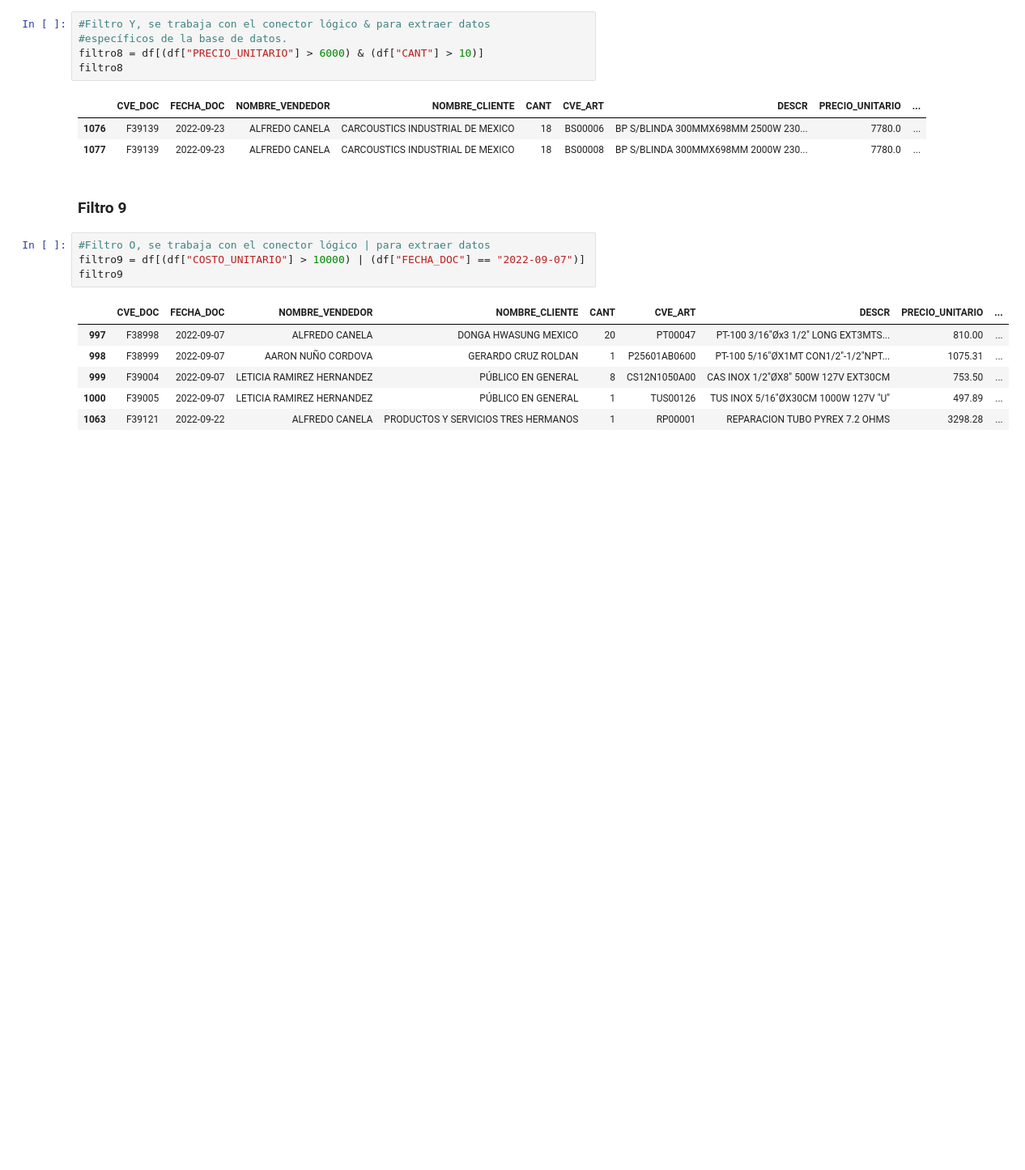
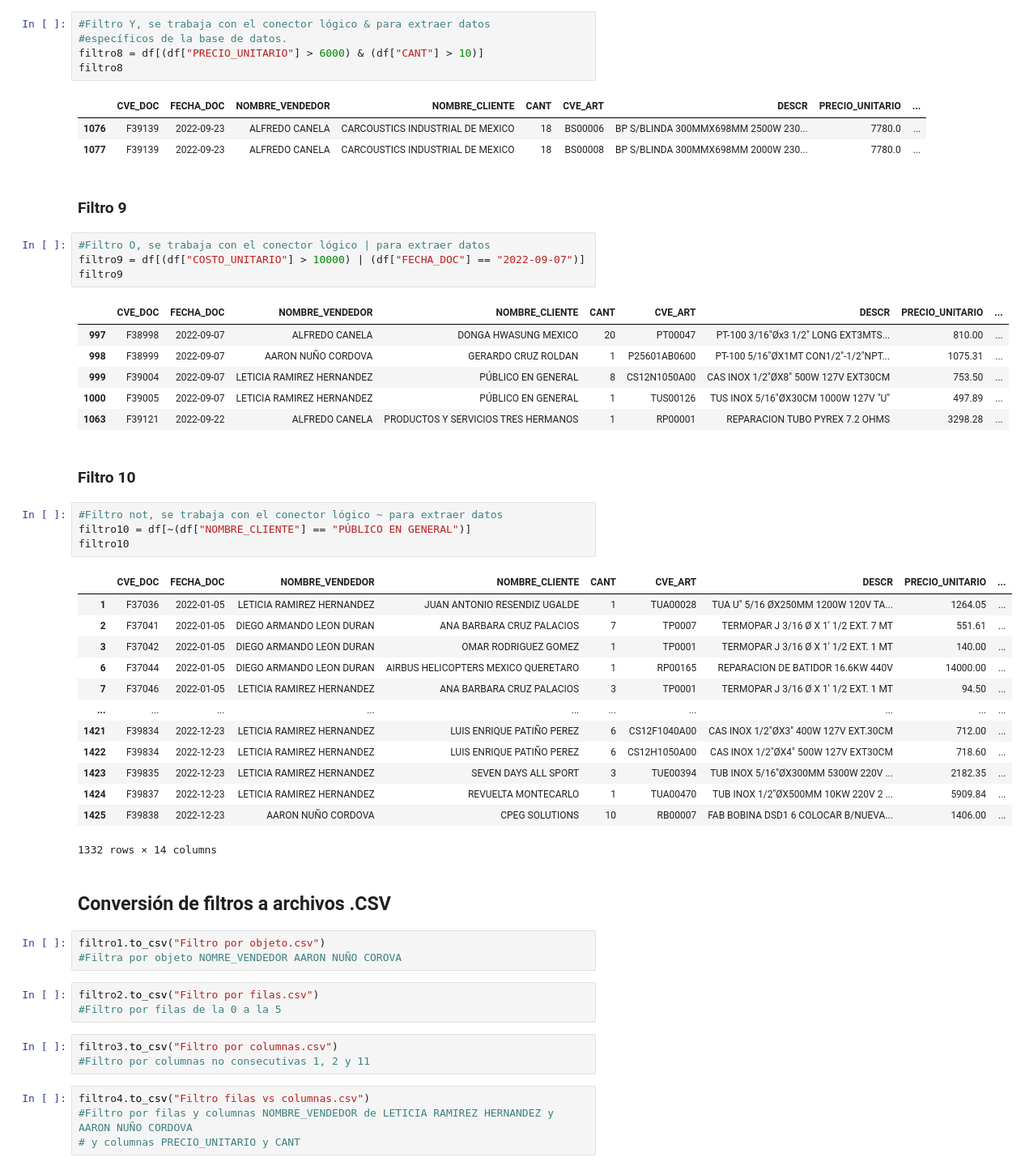
Before and after one commit to Christopher-V36/Extraccion-de-Datos, a Jupyter notebook: Actividad 2.1 (Extracción de Datos)/extraccion_2_1.ipynb, the cells around one changed output. Shown at 81% size. Saved outputs shown, nothing was run; the diff lists cells and outputs as text; blank space fills up the shorter version.

Commit message:
Filtro 10 y carga de archivos csv (De verdad)

```diff
--- a/Actividad 2.1 (Extracción de Datos)/extraccion_2_1.ipynb
+++ b/Actividad 2.1 (Extracción de Datos)/extraccion_2_1.ipynb
@@ -210,3 +210,38 @@ filtro9
 | 999 | F39004 | 2022-09-07 | LETICIA RAMIREZ HERNANDEZ | PÚBLICO EN GENERAL | 8 | CS12N1050A00 | CAS INOX 1/2"ØX8" 500W 127V EXT30CM | 753.50 | ... |
 | 1000 | F39005 | 2022-09-07 | LETICIA RAMIREZ HERNANDEZ | PÚBLICO EN GENERAL | 1 | TUS00126 | TUS INOX 5/16"ØX30CM 1000W 127V "U" | 497.89 | ... |
 | 1063 | F39121 | 2022-09-22 | ALFREDO CANELA | PRODUCTOS Y SERVICIOS TRES HERMANOS | 1 | RP00001 | REPARACION TUBO PYREX 7.2 OHMS | 3298.28 | ... |
+# %% [markdown]
+### Filtro 10
+# %%
+#Filtro not, se trabaja con el conector lógico ~ para extraer datos
+filtro10 = df[~(df["NOMBRE_CLIENTE"] == "PÚBLICO EN GENERAL")]
+filtro10
+# %% [output]
+|  | CVE_DOC | FECHA_DOC | NOMBRE_VENDEDOR | NOMBRE_CLIENTE | CANT | CVE_ART | DESCR | PRECIO_UNITARIO | ... |
+| 1 | F37036 | 2022-01-05 | LETICIA RAMIREZ HERNANDEZ | JUAN ANTONIO RESENDIZ UGALDE | 1 | TUA00028 | TUA U" 5/16 ØX250MM 1200W 120V TA... | 1264.05 | ... |
+| 2 | F37041 | 2022-01-05 | DIEGO ARMANDO LEON DURAN | ANA BARBARA CRUZ PALACIOS | 7 | TP0007 | TERMOPAR J 3/16 Ø X 1' 1/2 EXT. 7 MT | 551.61 | ... |
+| 3 | F37042 | 2022-01-05 | DIEGO ARMANDO LEON DURAN | OMAR RODRIGUEZ GOMEZ | 1 | TP0001 | TERMOPAR J 3/16 Ø X 1' 1/2 EXT. 1 MT | 140.00 | ... |
+| 6 | F37044 | 2022-01-05 | DIEGO ARMANDO LEON DURAN | AIRBUS HELICOPTERS MEXICO QUERETARO | 1 | RP00165 | REPARACION DE BATIDOR 16.6KW 440V | 14000.00 | ... |
+| 7 | F37046 | 2022-01-05 | LETICIA RAMIREZ HERNANDEZ | ANA BARBARA CRUZ PALACIOS | 3 | TP0001 | TERMOPAR J 3/16 Ø X 1' 1/2 EXT. 1 MT | 94.50 | ... |
+| ... | ... | ... | ... | ... | ... | ... | ... | ... | ... |
+| 1421 | F39834 | 2022-12-23 | LETICIA RAMIREZ HERNANDEZ | LUIS ENRIQUE PATIÑO PEREZ | 6 | CS12F1040A00 | CAS INOX 1/2"ØX3" 400W 127V EXT.30CM | 712.00 | ... |
+| 1422 | F39834 | 2022-12-23 | LETICIA RAMIREZ HERNANDEZ | LUIS ENRIQUE PATIÑO PEREZ | 6 | CS12H1050A00 | CAS INOX 1/2"ØX4" 500W 127V EXT30CM | 718.60 | ... |
+| 1423 | F39835 | 2022-12-23 | LETICIA RAMIREZ HERNANDEZ | SEVEN DAYS ALL SPORT | 3 | TUE00394 | TUB INOX 5/16"ØX300MM 5300W 220V ... | 2182.35 | ... |
+| 1424 | F39837 | 2022-12-23 | LETICIA RAMIREZ HERNANDEZ | REVUELTA MONTECARLO | 1 | TUA00470 | TUB INOX 1/2"ØX500MM 10KW 220V 2 ... | 5909.84 | ... |
+| 1425 | F39838 | 2022-12-23 | AARON NUÑO CORDOVA | CPEG SOLUTIONS | 10 | RB00007 | FAB BOBINA DSD1 6 COLOCAR B/NUEVA... | 1406.00 | ... |
+1332 rows × 14 columns
+# %% [markdown]
+## Conversión de filtros a archivos .CSV
+# %%
+filtro1.to_csv("Filtro por objeto.csv")
+#Filtra por objeto NOMRE_VENDEDOR AARON NUÑO COROVA
+# %%
+filtro2.to_csv("Filtro por filas.csv")
+#Filtro por filas de la 0 a la 5
+# %%
+filtro3.to_csv("Filtro por columnas.csv")
+#Filtro por columnas no consecutivas 1, 2 y 11
+# %%
+filtro4.to_csv("Filtro filas vs columnas.csv")
+#Filtro por filas y columnas NOMBRE_VENDEDOR de LETICIA RAMIREZ HERNANDEZ y AARON NUÑO CORDOVA
+# y columnas PRECIO_UNITARIO y CANT
```
Also changed, not shown: parts of 6 cells of this notebook.
